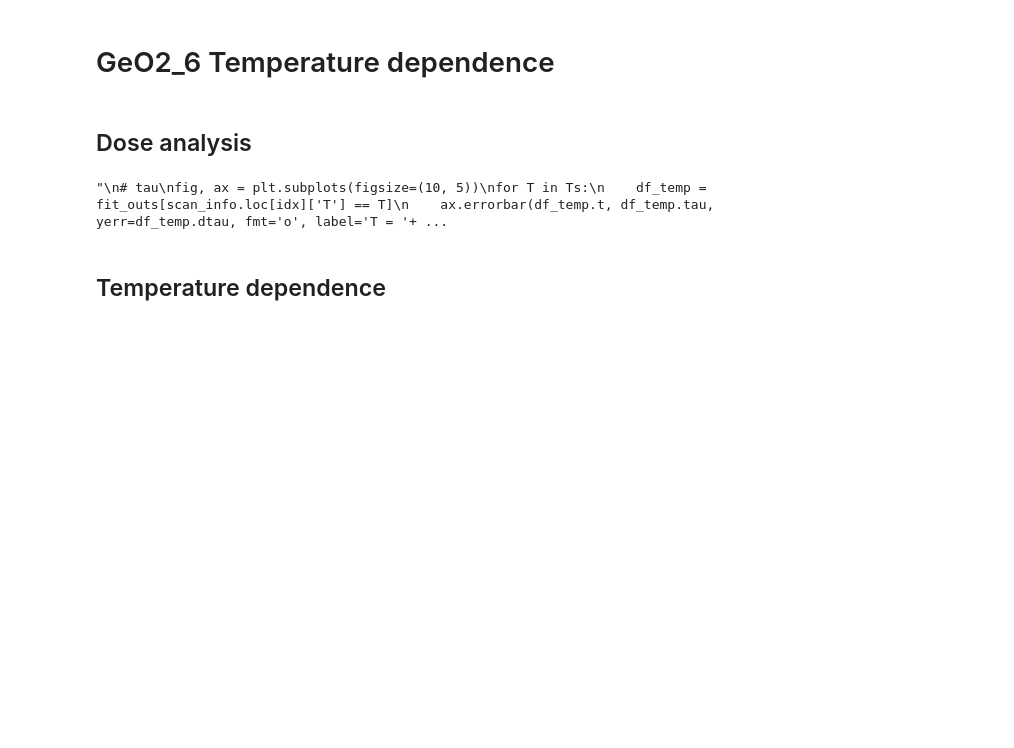
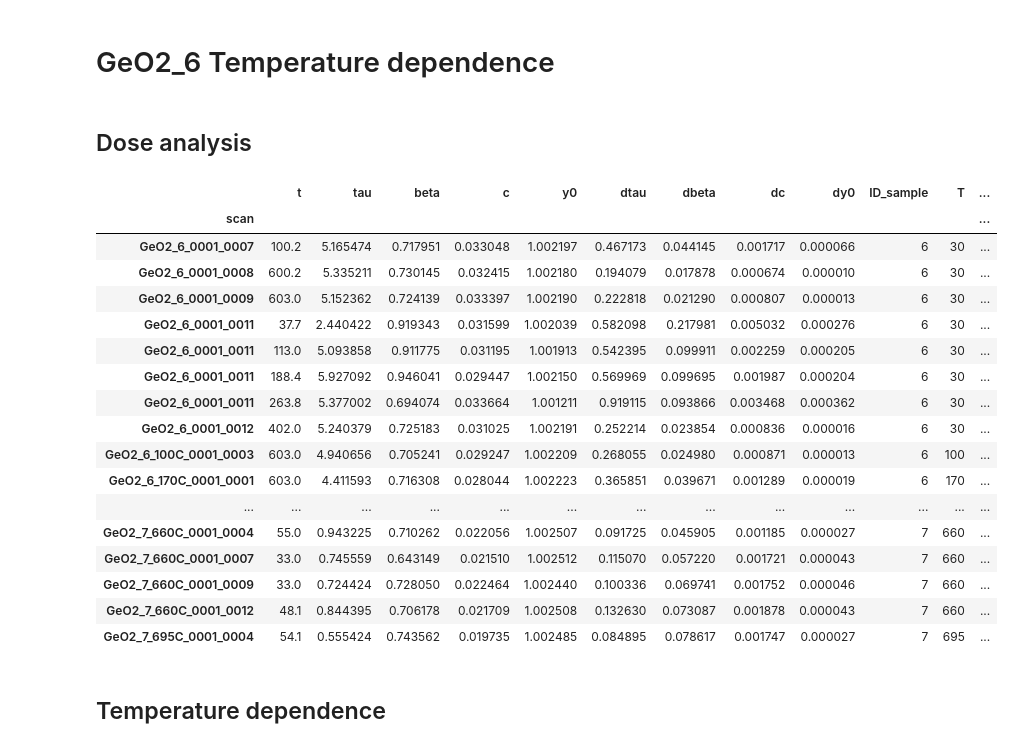
Before and after one commit to FabioBrugnara/20250408, a Jupyter notebook: SCRIPTS/5) GeO2 g2 analysis.ipynb, the cells around one changed output. Cells and saved outputs as stored; diff of their text form; code cells hidden in the pictures; blank space fills up the shorter version.

```diff
--- a/SCRIPTS/5) GeO2 g2 analysis.ipynb
+++ b/SCRIPTS/5) GeO2 g2 analysis.ipynb
@@ -121,34 +121,53 @@ for T in Ts:
     ax.errorbar(df_temp.t, df_temp.beta, yerr=df_temp.dbeta, fmt='o', label='T = '+str(T)+'C')
 plt.xscale('log')
 plt.xlabel('t [s]')
 plt.ylabel(r'$\beta$')
 plt.legend()
 plt.tight_layout(), plt.show();
 
 # c
 fig, ax = plt.subplots(figsize=(10, 5))
 for T in Ts:
     df_temp = df[df['T'] == T]
     ax.errorbar(df_temp.t, df_temp.c, yerr=df_temp.dc, fmt='o', label='T = '+str(T)+'C')
 plt.xscale('log')
 plt.xlabel('t [s]')
 plt.ylabel(r'$c$')
 plt.legend()
 plt.tight_layout(), plt.show();
 
 # y0
 fig, ax = plt.subplots(figsize=(10, 5))
 for T in Ts:
     df_temp = df[df['T'] == T]
     ax.errorbar(df_temp.t, df_temp.y0, yerr=df_temp.dy0, fmt='o', label='T = '+str(T)+'C')
 plt.xscale('log')
 plt.xlabel('t [s]')
 plt.ylabel(r'$y_0$')
 plt.legend()
 plt.tight_layout(), plt.show();
 '''
+
+display(fit_outs)
 # %% [output]
-"\n# tau\nfig, ax = plt.subplots(figsize=(10, 5))\nfor T in Ts:\n    df_temp = fit_outs[scan_info.loc[idx]['T'] == T]\n    ax.errorbar(df_temp.t, df_temp.tau, yerr=df_temp.dtau, fmt='o', label='T = '+ ...
+|  | t | tau | beta | c | y0 | dtau | dbeta | dc | dy0 | ID_sample | T | ... |
+| scan |  |  |  |  |  |  |  |  |  |  |  | ... |
+| GeO2_6_0001_0007 | 100.2 | 5.165474 | 0.717951 | 0.033048 | 1.002197 | 0.467173 | 0.044145 | 0.001717 | 0.000066 | 6 | 30 | ... |
+| GeO2_6_0001_0008 | 600.2 | 5.335211 | 0.730145 | 0.032415 | 1.002180 | 0.194079 | 0.017878 | 0.000674 | 0.000010 | 6 | 30 | ... |
+| GeO2_6_0001_0009 | 603.0 | 5.152362 | 0.724139 | 0.033397 | 1.002190 | 0.222818 | 0.021290 | 0.000807 | 0.000013 | 6 | 30 | ... |
+| GeO2_6_0001_0011 | 37.7 | 2.440422 | 0.919343 | 0.031599 | 1.002039 | 0.582098 | 0.217981 | 0.005032 | 0.000276 | 6 | 30 | ... |
+| GeO2_6_0001_0011 | 113.0 | 5.093858 | 0.911775 | 0.031195 | 1.001913 | 0.542395 | 0.099911 | 0.002259 | 0.000205 | 6 | 30 | ... |
+| GeO2_6_0001_0011 | 188.4 | 5.927092 | 0.946041 | 0.029447 | 1.002150 | 0.569969 | 0.099695 | 0.001987 | 0.000204 | 6 | 30 | ... |
+| GeO2_6_0001_0011 | 263.8 | 5.377002 | 0.694074 | 0.033664 | 1.001211 | 0.919115 | 0.093866 | 0.003468 | 0.000362 | 6 | 30 | ... |
+| GeO2_6_0001_0012 | 402.0 | 5.240379 | 0.725183 | 0.031025 | 1.002191 | 0.252214 | 0.023854 | 0.000836 | 0.000016 | 6 | 30 | ... |
+| GeO2_6_100C_0001_0003 | 603.0 | 4.940656 | 0.705241 | 0.029247 | 1.002209 | 0.268055 | 0.024980 | 0.000871 | 0.000013 | 6 | 100 | ... |
+| GeO2_6_170C_0001_0001 | 603.0 | 4.411593 | 0.716308 | 0.028044 | 1.002223 | 0.365851 | 0.039671 | 0.001289 | 0.000019 | 6 | 170 | ... |
+| ... | ... | ... | ... | ... | ... | ... | ... | ... | ... | ... | ... | ... |
+| GeO2_7_660C_0001_0004 | 55.0 | 0.943225 | 0.710262 | 0.022056 | 1.002507 | 0.091725 | 0.045905 | 0.001185 | 0.000027 | 7 | 660 | ... |
+| GeO2_7_660C_0001_0007 | 33.0 | 0.745559 | 0.643149 | 0.021510 | 1.002512 | 0.115070 | 0.057220 | 0.001721 | 0.000043 | 7 | 660 | ... |
+| GeO2_7_660C_0001_0009 | 33.0 | 0.724424 | 0.728050 | 0.022464 | 1.002440 | 0.100336 | 0.069741 | 0.001752 | 0.000046 | 7 | 660 | ... |
+| GeO2_7_660C_0001_0012 | 48.1 | 0.844395 | 0.706178 | 0.021709 | 1.002508 | 0.132630 | 0.073087 | 0.001878 | 0.000043 | 7 | 660 | ... |
+| GeO2_7_695C_0001_0004 | 54.1 | 0.555424 | 0.743562 | 0.019735 | 1.002485 | 0.084895 | 0.078617 | 0.001747 | 0.000027 | 7 | 695 | ... |
 # %% [markdown]
 ## Temperature dependence
 # %%
```
Also changed, not shown: parts of 1 cell of this notebook, 22 other files.
